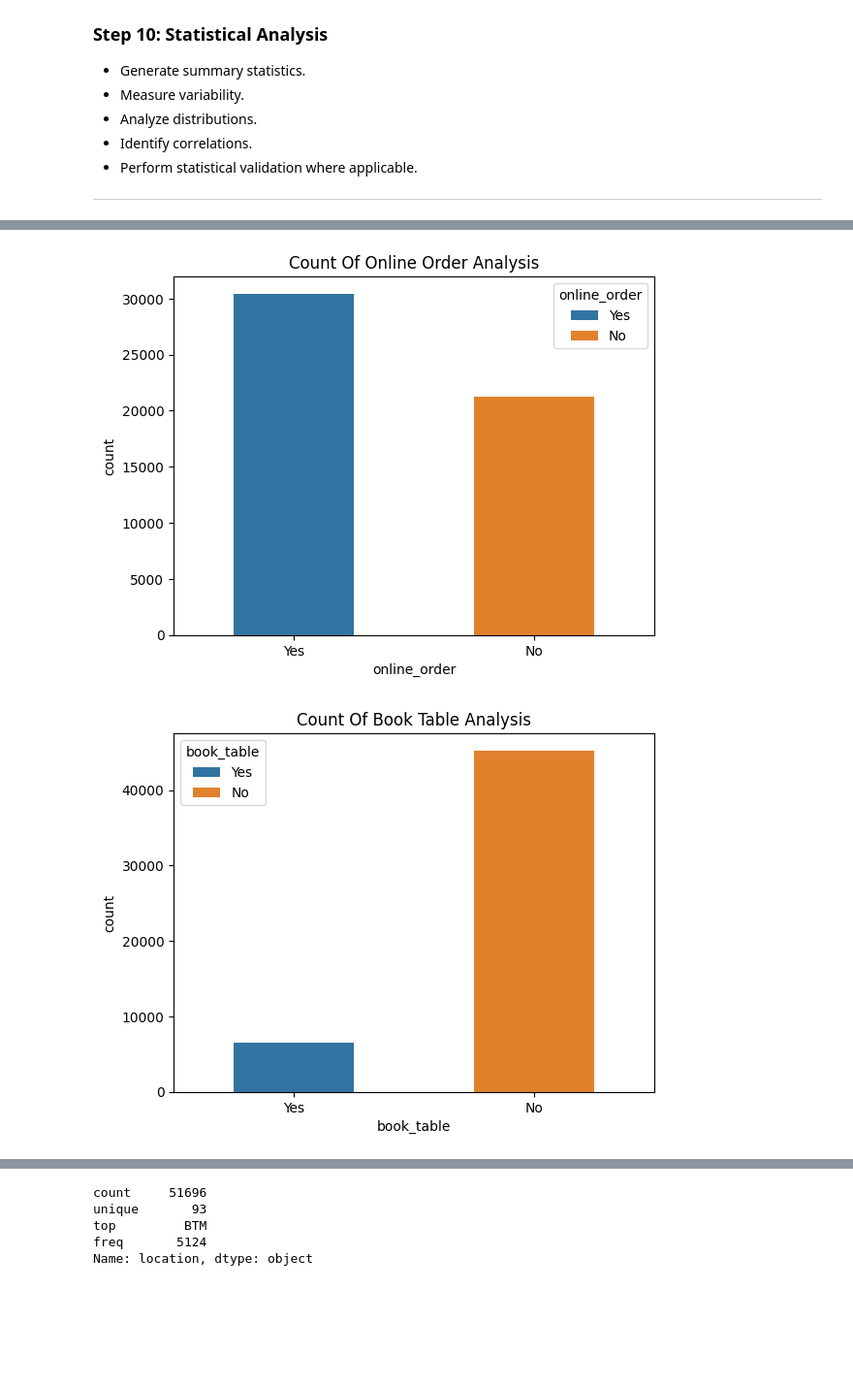
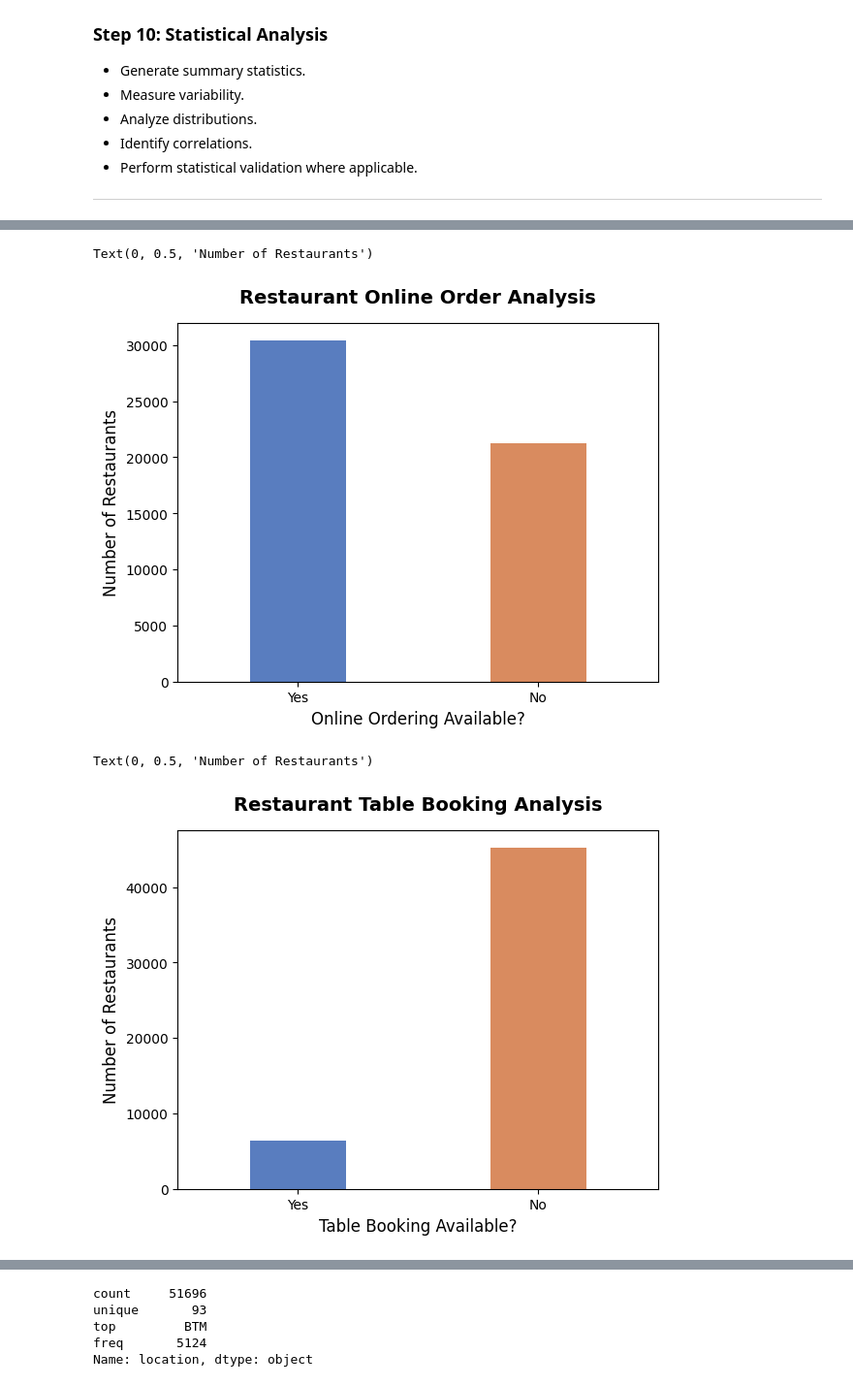
Before and after one commit to OmrajeAmbure/Datascience_And_GenAi_or_AgenticAi_work, a Jupyter notebook: Projects/DataAnalysis/Zomato Data Analysis/Notebook/EDA.ipynb, the cells around one changed output, grey strips where cells are left out. Shown at 97% size. Cells and saved outputs as stored; diff of their text form; code cells hidden in the pictures; blank space fills up the shorter version.

```diff
--- a/Projects/DataAnalysis/Zomato Data Analysis/Notebook/EDA.ipynb
+++ b/Projects/DataAnalysis/Zomato Data Analysis/Notebook/EDA.ipynb
@@ -9,7 +9,7 @@ import warnings
 # Ignore all warnings
 warnings.filterwarnings("ignore")
 # %%
-clean_data = pd.read_csv('cleaned_data.csv')
+clean_data = pd.read_csv('clen_data.csv')
 # %% [markdown]
 
 ## Phase 4: Exploratory Data Analysis (EDA)
@@ -56,12 +164,35 @@ clean_data.head(5)
 # %%
-sns.countplot(data=clean_data,x='online_order',width=0.5,hue='online_order',legend=True)
-plt.title('Count Of Online Order Analysis')
-plt.show()
+sns.countplot(
+    data=clean_data,
+    x='online_order',
+    stat='count',
+    width=0.4,
+    hue='online_order',
+    palette='muted',
+    legend=False
+)
+plt.title('Restaurant Online Order Analysis', fontsize=14, fontweight='bold', pad=15)
+plt.xlabel('Online Ordering Available?', fontsize=12)
+plt.ylabel('Number of Restaurants', fontsize=12)
 # %% [output]
+Text(0, 0.5, 'Number of Restaurants')
-[figure, old version]
+[figure, new version]
 # %%
-sns.countplot(data=clean_data,x='book_table',stat='count',width=0.5,hue='book_table',legend=True)
-plt.title('Count Of Book Table Analysis')
-plt.show()
+# FIXED: Removed legend=True to prevent Seaborn warnings since hue matches x
+sns.countplot(
+    data=clean_data,
+    x='book_table',
+    stat='count',
+    width=0.4,              # Slightly narrower bars look cleaner for binary choices
+    hue='book_table',
+    palette='muted',        # Gives "Yes" and "No" distinct, clean colors
+    legend=False            # Disables the redundant legend
+)
+
+# FIXED: Corrected spelling to 'Restaurant' and made it descriptive
+plt.title('Restaurant Table Booking Analysis', fontsize=14, fontweight='bold', pad=15)
+plt.xlabel('Table Booking Available?', fontsize=12)
+plt.ylabel('Number of Restaurants', fontsize=12)
 # %% [output]
+Text(0, 0.5, 'Number of Restaurants')
-[figure, old version]
+[figure, new version]
```
Also changed, not shown: parts of 32 cells of this notebook, 18 other files.
